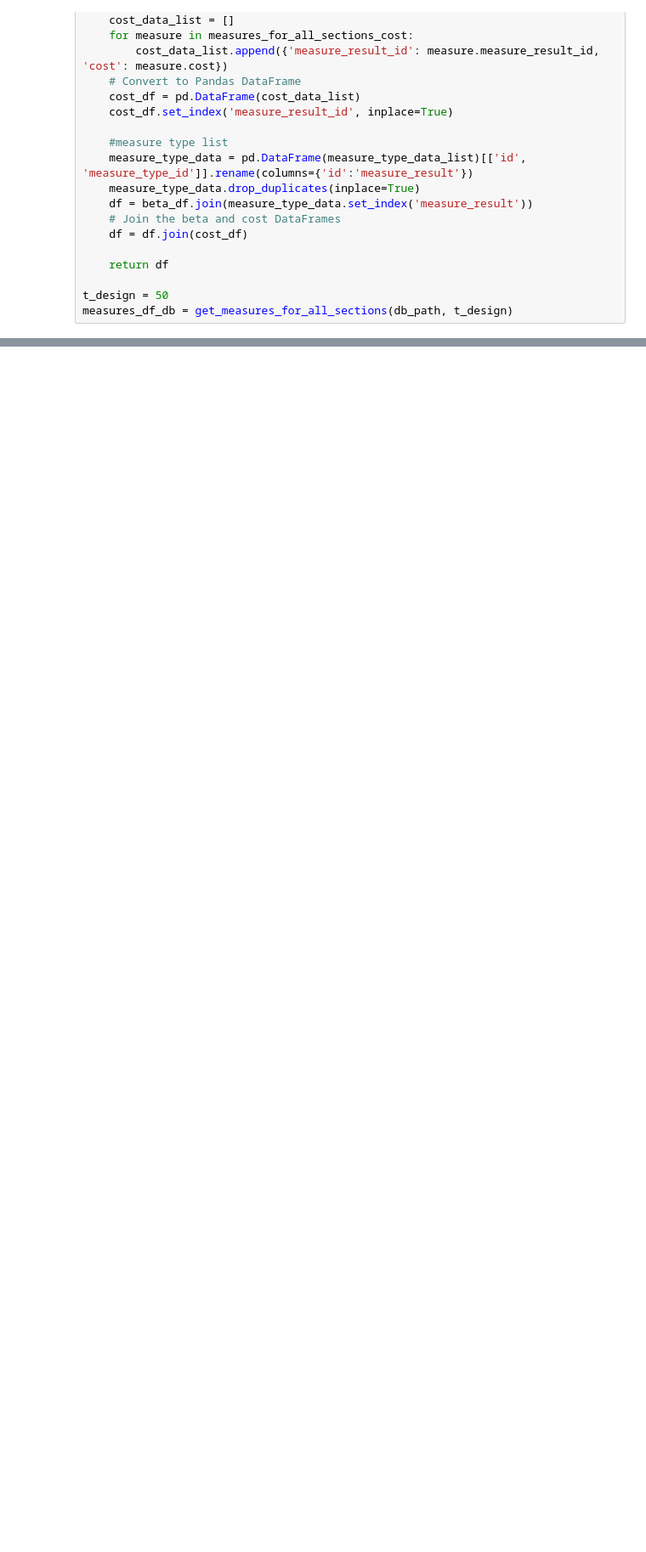
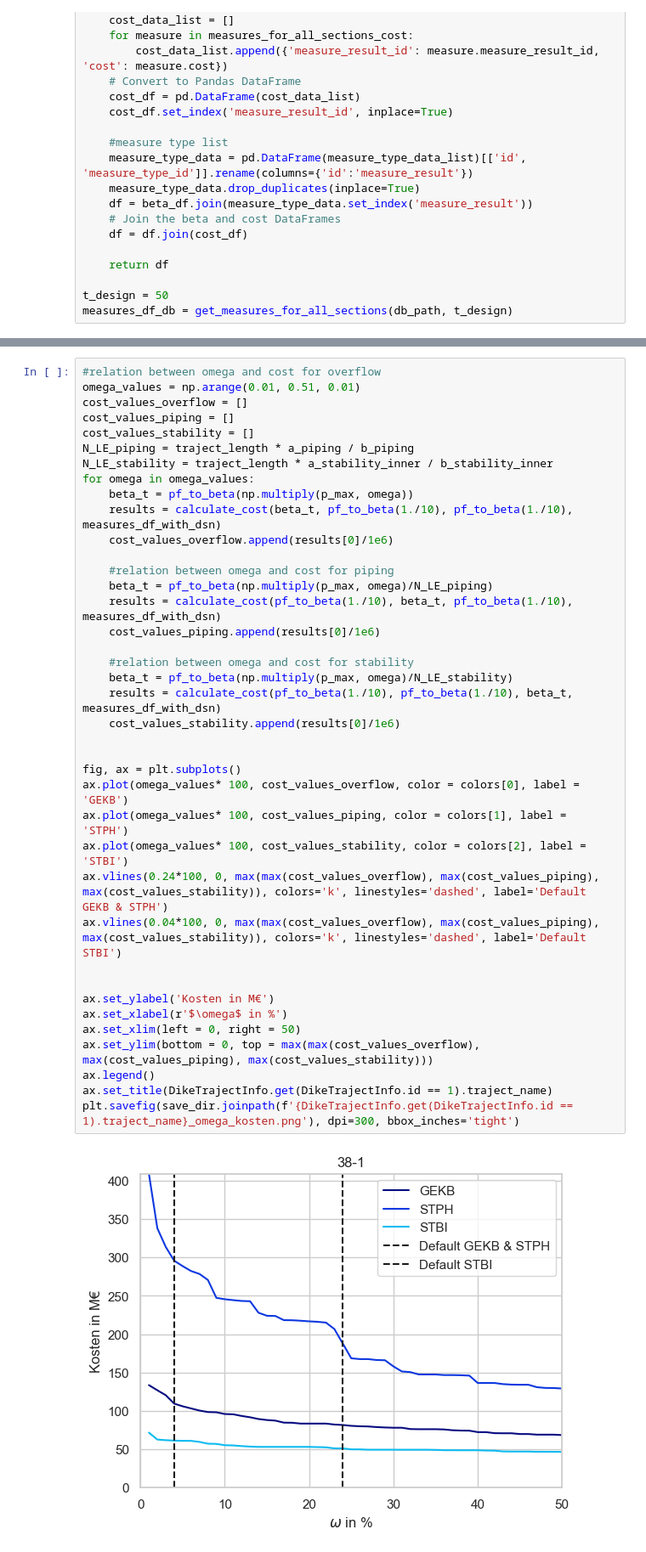
Before and after one commit to Deltares/VRSuiteUtils, a Jupyter notebook: postprocessing/cost_of_target_reliability.ipynb, the cells around one changed output, grey strips where cells are left out. Shown at 85% size. Cells and saved outputs as stored; diff of their text form; blank space fills up the shorter version.

```diff
--- a/postprocessing/cost_of_target_reliability.ipynb
+++ b/postprocessing/cost_of_target_reliability.ipynb
@@ -563,0 +617,41 @@ Theoretische kans traject: 1.52e-04
+# %%
+#relation between omega and cost for overflow
+omega_values = np.arange(0.01, 0.51, 0.01)
+cost_values_overflow = []
+cost_values_piping = []
+cost_values_stability = []
+N_LE_piping = traject_length * a_piping / b_piping
+N_LE_stability = traject_length * a_stability_inner / b_stability_inner
+for omega in omega_values:
+    beta_t = pf_to_beta(np.multiply(p_max, omega))
+    results = calculate_cost(beta_t, pf_to_beta(1./10), pf_to_beta(1./10), measures_df_with_dsn)
+    cost_values_overflow.append(results[0]/1e6)
+
+    #relation between omega and cost for piping
+    beta_t = pf_to_beta(np.multiply(p_max, omega)/N_LE_piping)
+    results = calculate_cost(pf_to_beta(1./10), beta_t, pf_to_beta(1./10), measures_df_with_dsn)
+    cost_values_piping.append(results[0]/1e6)
+
+    #relation between omega and cost for stability
+    beta_t = pf_to_beta(np.multiply(p_max, omega)/N_LE_stability)
+    results = calculate_cost(pf_to_beta(1./10), pf_to_beta(1./10), beta_t, measures_df_with_dsn)
+    cost_values_stability.append(results[0]/1e6)
+
+
+fig, ax = plt.subplots()
+ax.plot(omega_values* 100, cost_values_overflow, color = colors[0], label = 'GEKB')
+ax.plot(omega_values* 100, cost_values_piping, color = colors[1], label = 'STPH')
+ax.plot(omega_values* 100, cost_values_stability, color = colors[2], label = 'STBI')
+ax.vlines(0.24*100, 0, max(max(cost_values_overflow), max(cost_values_piping), max(cost_values_stability)), colors='k', linestyles='dashed', label='Default GEKB & STPH')
+ax.vlines(0.04*100, 0, max(max(cost_values_overflow), max(cost_values_piping), max(cost_values_stability)), colors='k', linestyles='dashed', label='Default STBI')
+
+
+ax.set_ylabel('Kosten in M€')
+ax.set_xlabel(r'$\omega$ in %')
+ax.set_xlim(left = 0, right = 50)
+ax.set_ylim(bottom = 0, top = max(max(cost_values_overflow), max(cost_values_piping), max(cost_values_stability)))
+ax.legend()
+ax.set_title(DikeTrajectInfo.get(DikeTrajectInfo.id == 1).traject_name)
+plt.savefig(save_dir.joinpath(f'{DikeTrajectInfo.get(DikeTrajectInfo.id == 1).traject_name}_omega_kosten.png'), dpi=300, bbox_inches='tight')
+# %% [output]
+[figure, added]
```
Also changed, not shown: parts of 44 cells of this notebook, 1 other file.
